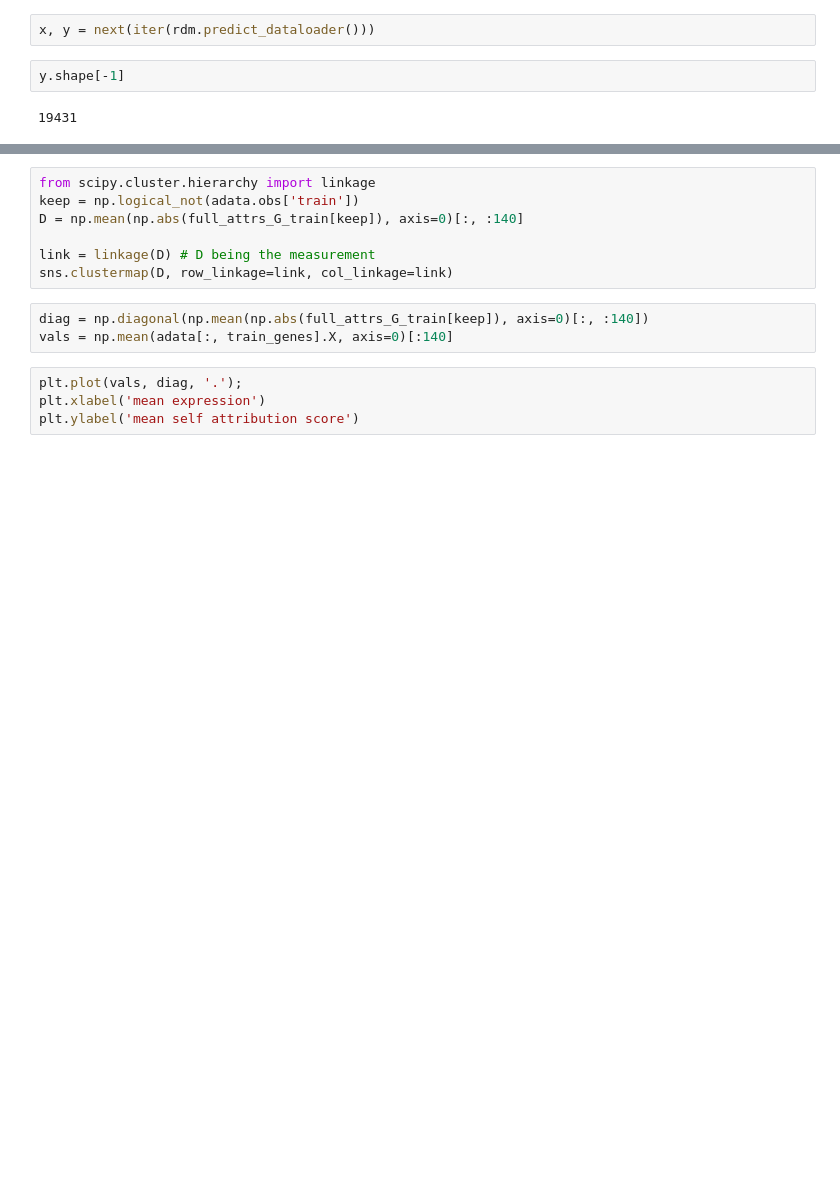
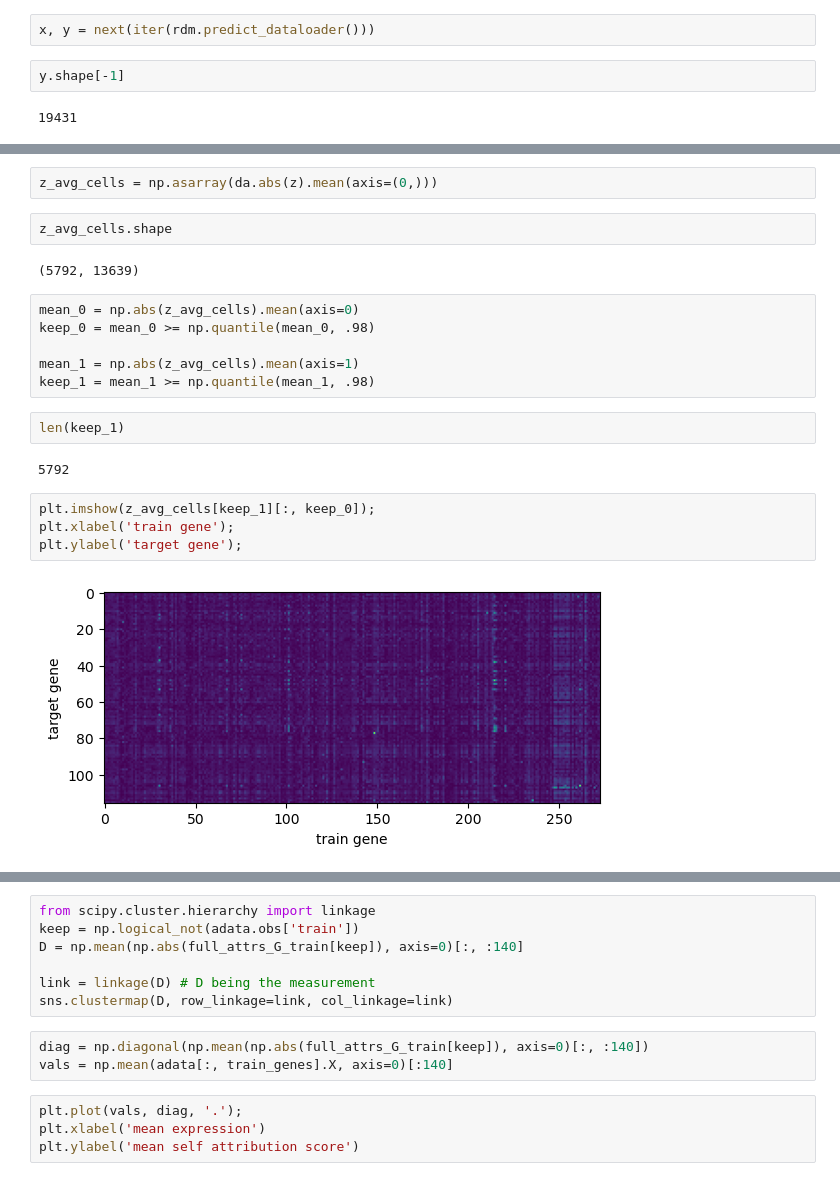
Before and after one commit to sofroniewn/rosa, a Jupyter notebook: notebooks/explain_cell.ipynb, the cells around one changed output, grey strips where cells are left out. Drawn from its saved outputs; the diff is of its cells as text; blank space fills up the shorter version.

```diff
--- a/notebooks/explain_cell.ipynb
+++ b/notebooks/explain_cell.ipynb
@@ -323,0 +312,22 @@ plt.imshow(np.mean(np.abs(full_attrs_G_train[np.logical_not(adata.obs['train'])]
+# %%
+z_avg_cells = np.asarray(da.abs(z).mean(axis=(0,)))
+# %%
+z_avg_cells.shape
+# %% [output]
+(5792, 13639)
+# %%
+mean_0 = np.abs(z_avg_cells).mean(axis=0)
+keep_0 = mean_0 >= np.quantile(mean_0, .98)
+
+mean_1 = np.abs(z_avg_cells).mean(axis=1)
+keep_1 = mean_1 >= np.quantile(mean_1, .98)
+# %%
+len(keep_1)
+# %% [output]
+5792
+# %%
+plt.imshow(z_avg_cells[keep_1][:, keep_0]);
+plt.xlabel('train gene');
+plt.ylabel('target gene');
+# %% [output]
+[figure, added]
```
Also changed, not shown: parts of 94 cells of this notebook, 6 other files.
